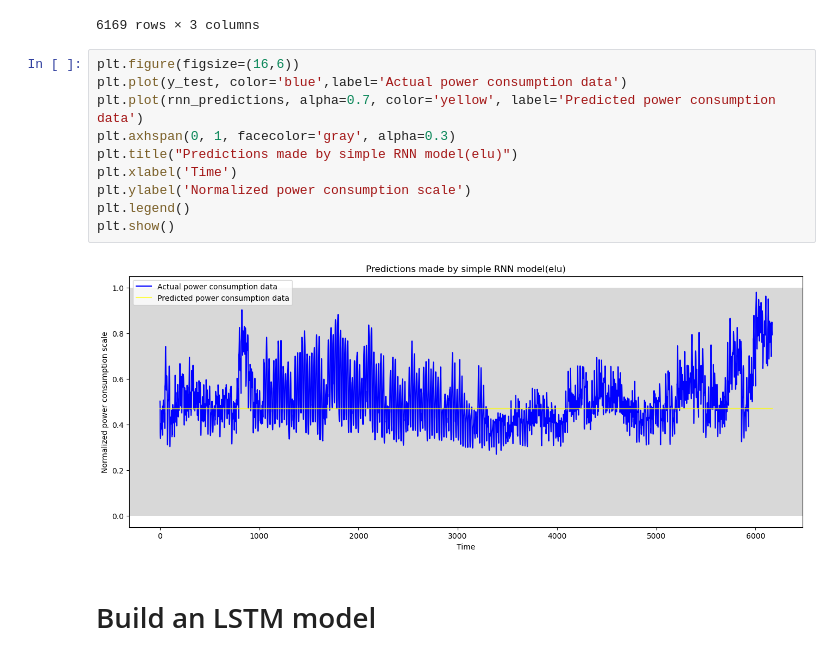
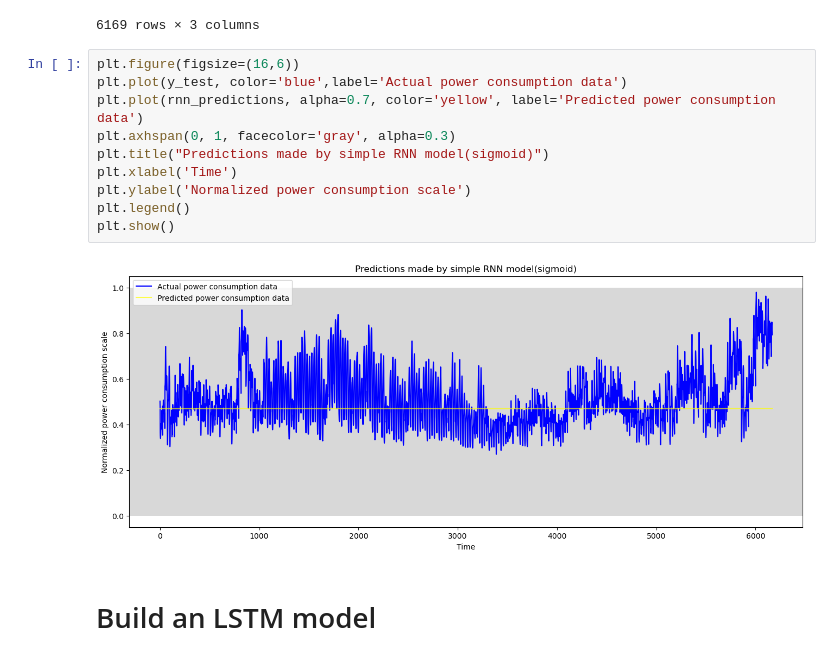
Before and after one commit to BulentKaradeniz/GTU_Deep_Learning_Homeworks, a Jupyter notebook: GTU_DL_project_assingment/sigmoidhourly-energy-consumption-rnn-lstm.ipynb, the cells around one changed output. Cells and saved outputs as stored; diff of their text form.

```diff
--- a/GTU_DL_project_assingment/sigmoidhourly-energy-consumption-rnn-lstm.ipynb
+++ b/GTU_DL_project_assingment/sigmoidhourly-energy-consumption-rnn-lstm.ipynb
@@ -328,15 +328,15 @@ results_RNN
 # %%
 plt.figure(figsize=(16,6))
 plt.plot(y_test, color='blue',label='Actual power consumption data')
 plt.plot(rnn_predictions, alpha=0.7, color='yellow', label='Predicted power consumption data')
 plt.axhspan(0, 1, facecolor='gray', alpha=0.3)
-plt.title("Predictions made by simple RNN model(elu)")
+plt.title("Predictions made by simple RNN model(sigmoid)")
 plt.xlabel('Time')
 plt.ylabel('Normalized power consumption scale')
 plt.legend()
 plt.show()
 # %% [output]
-[figure, old version]
+[figure, new version]
 # %% [markdown]
 # Build an LSTM model
 # %%
```
Also changed, not shown: parts of 2 cells of this notebook, 3 other files.
